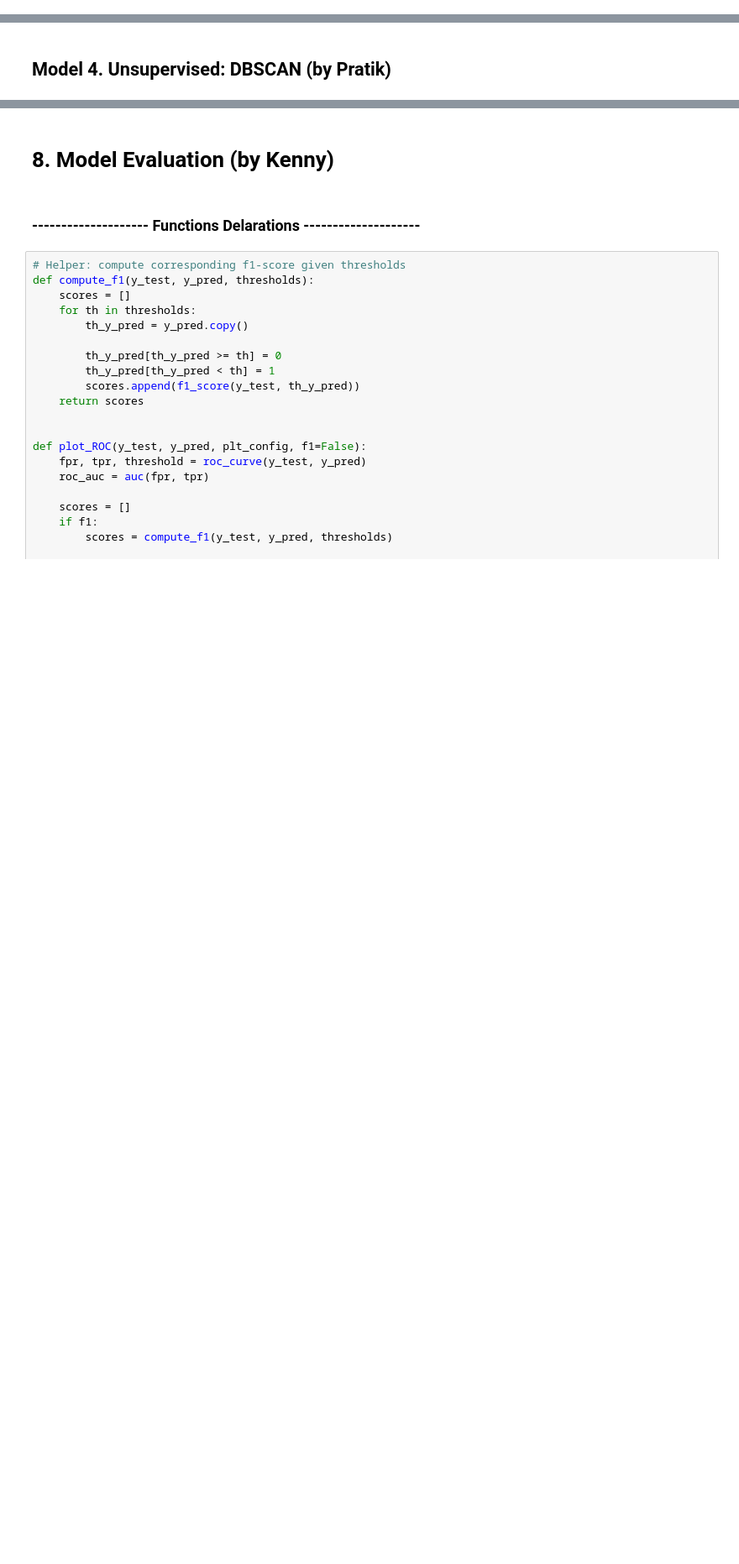
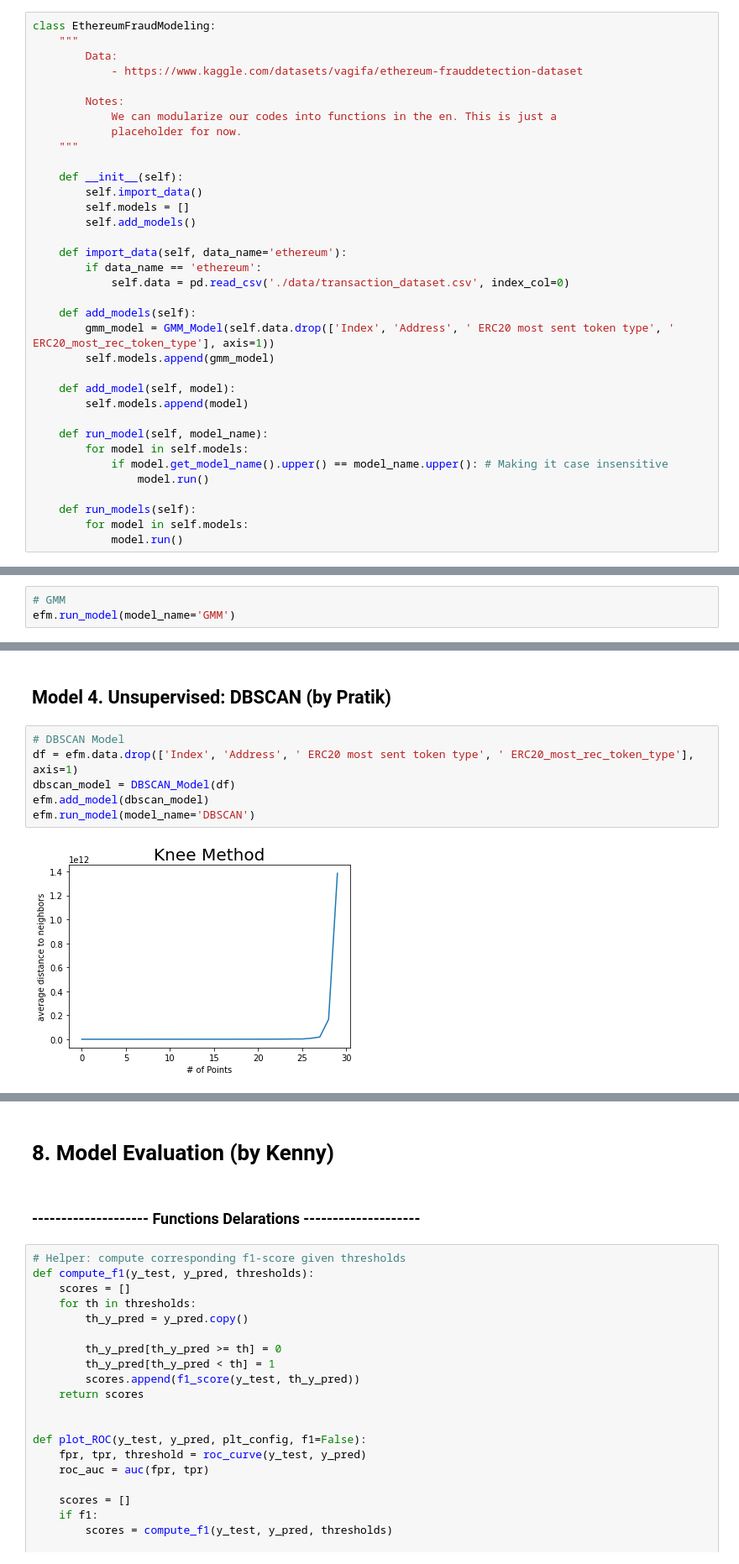
Before and after one commit to kennylee9672/EthereumFraudDetection, a Jupyter notebook: EthereumFraudModeling.ipynb, the cells around one changed output, grey strips where cells are left out. Shown at 84% size. Drawn from its saved outputs; the diff is of its cells as text; blank space fills up the shorter version.

Commit message:
Adding GMM and DBSCAN Models

```diff
--- a/EthereumFraudModeling.ipynb
+++ b/EthereumFraudModeling.ipynb
@@ -32,3 +153,38 @@ from sklearn.metrics import confusion_matrix, roc_auc_score, roc_curve, auc, cla
+# %%
+class EthereumFraudModeling:
+    """
+        Data:
+            - https://www.kaggle.com/datasets/vagifa/ethereum-frauddetection-dataset
+
+        Notes:
+            We can modularize our codes into functions in the en. This is just a
+            placeholder for now.
+    """
+
+    def __init__(self):
+        self.import_data()
+        self.models = []
+        self.add_models()
+
+    def import_data(self, data_name='ethereum'):
+        if data_name == 'ethereum':
+            self.data = pd.read_csv('./data/transaction_dataset.csv', index_col=0)
+
+    def add_models(self):
+        gmm_model = GMM_Model(self.data.drop(['Index', 'Address', ' ERC20 most sent token type', ' ERC20_most_rec_token_type'], axis=1))
+        self.models.append(gmm_model)
+
+    def add_model(self, model):
+        self.models.append(model)
+
+    def run_model(self, model_name):
+        for model in self.models:
+            if model.get_model_name().upper() == model_name.upper(): # Making it case insensitive
+                model.run()
+
+    def run_models(self):
+        for model in self.models:
+            model.run()
 # %% [markdown]
 # 2. Data Reading
 # %%
@@ -56,3 +220,6 @@ print(efm.data.shape)
 ## Model 2. Supervised: Decision Tree (by Akshay)
 # %% [markdown]
 ## Model 3. Unsupervised: GMM (by Pratik)
+# %%
+# GMM
+efm.run_model(model_name='GMM')
@@ -59,2 +252,10 @@ print(efm.data.shape)
 # %% [markdown]
 ## Model 4. Unsupervised: DBSCAN (by Pratik)
+# %%
+# DBSCAN Model
+df = efm.data.drop(['Index', 'Address', ' ERC20 most sent token type', ' ERC20_most_rec_token_type'], axis=1)
+dbscan_model = DBSCAN_Model(df)
+efm.add_model(dbscan_model)
+efm.run_model(model_name='DBSCAN')
+# %% [output]
+[figure, added]
```
Also changed, not shown: parts of 7 cells of this notebook.
